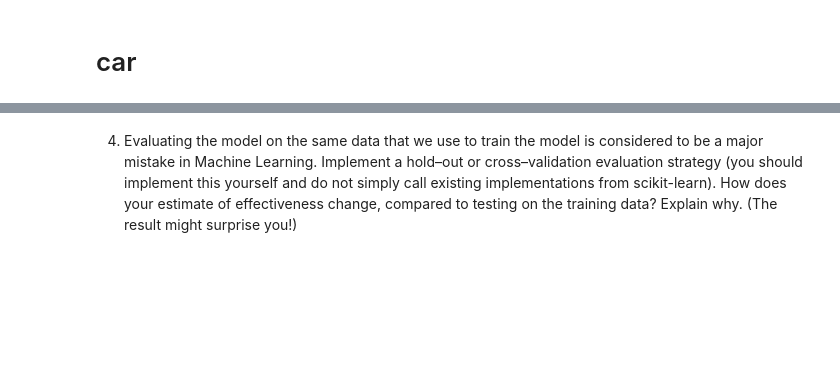
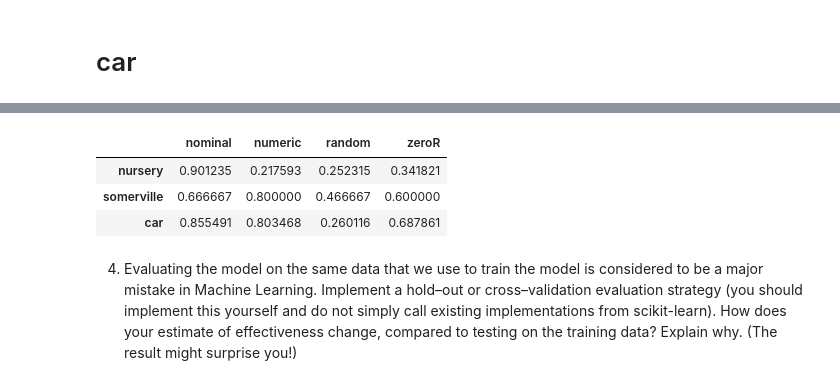
Before and after one commit to Haswf/NaiveBayesClassifier, a Jupyter notebook: assignment1_2020_template.ipynb, the cells around one changed output, grey strips where cells are left out. Saved outputs shown, nothing was run; the diff lists cells and outputs as text; code cells hidden in the pictures; blank space fills up the shorter version.

```diff
--- a/assignment1_2020_template.ipynb
+++ b/assignment1_2020_template.ipynb
@@ -680,3 +721,10 @@ plot.set_ylabel("Accuracy")
+# %%
+ordinal_df
+# %% [output]
+|  | nominal | numeric | random | zeroR |
+| nursery | 0.901235 | 0.217593 | 0.252315 | 0.341821 |
+| somerville | 0.666667 | 0.800000 | 0.466667 | 0.600000 |
+| car | 0.855491 | 0.803468 | 0.260116 | 0.687861 |
 # %% [markdown]
 4. Evaluating the model on the same data that we use to train the model is considered to be a major
 mistake in Machine Learning. Implement a hold–out or cross–validation evaluation strategy
```
Also changed, not shown: parts of 23 cells of this notebook.
